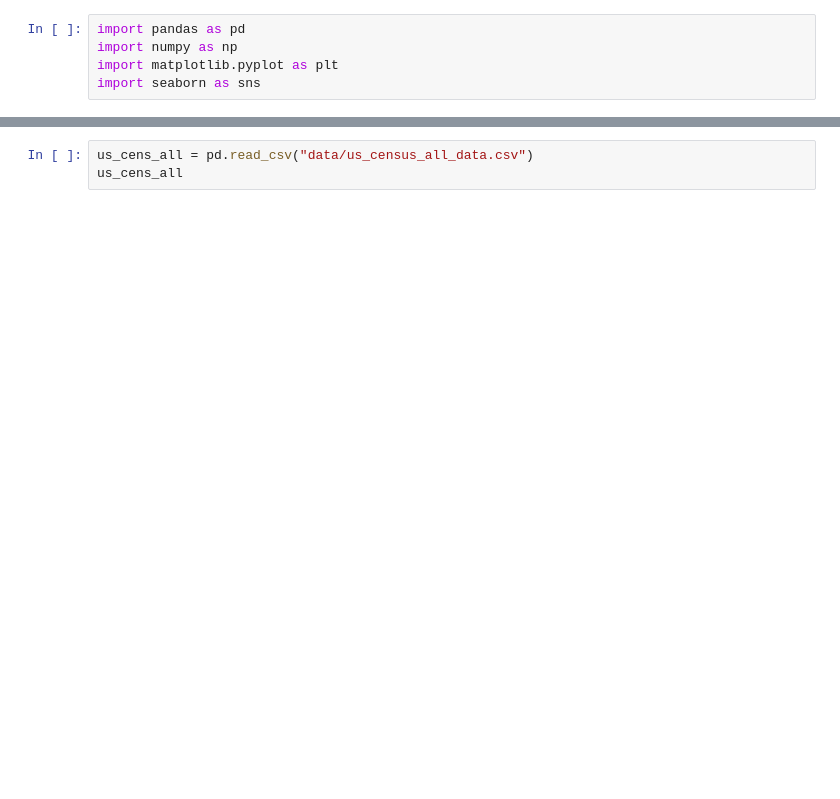
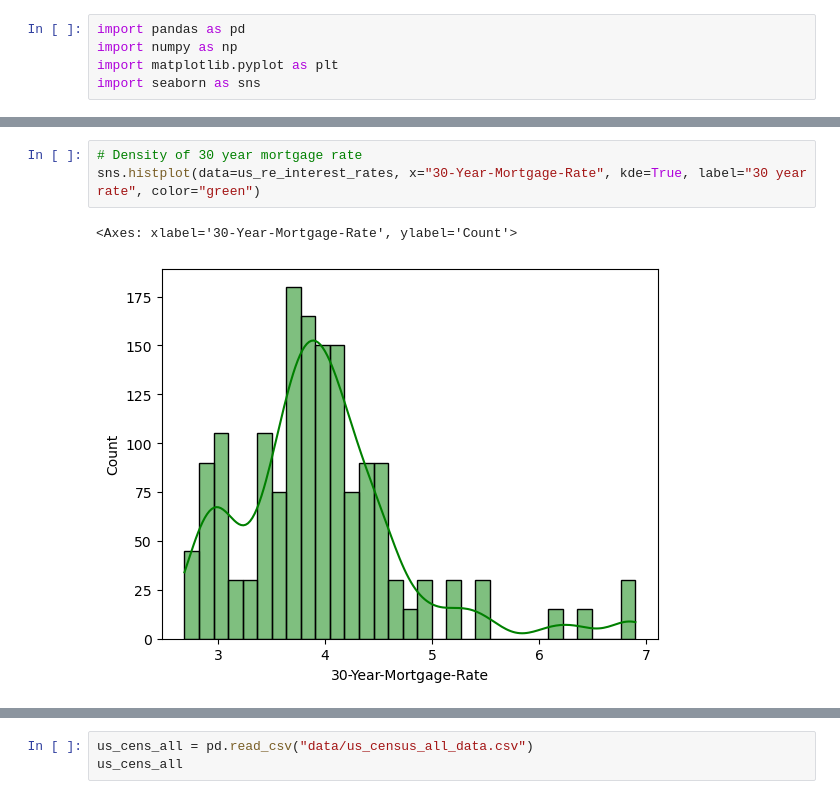
Before and after one commit to east-01/ir-ho-relationships, a Jupyter notebook: DataManipulation.ipynb, the cells around one changed output, grey strips where cells are left out. Cells and saved outputs as stored; diff of their text form; blank space fills up the shorter version.

```diff
--- a/DataManipulation.ipynb
+++ b/DataManipulation.ipynb
@@ -31,0 +68,6 @@ cali_house_prices
+# %%
+# Density of 30 year mortgage rate
+sns.histplot(data=us_re_interest_rates, x="30-Year-Mortgage-Rate", kde=True, label="30 year rate", color="green")
+# %% [output]
+<Axes: xlabel='30-Year-Mortgage-Rate', ylabel='Count'>
+[figure, added]
```
Also changed, not shown: parts of 22 cells of this notebook.
